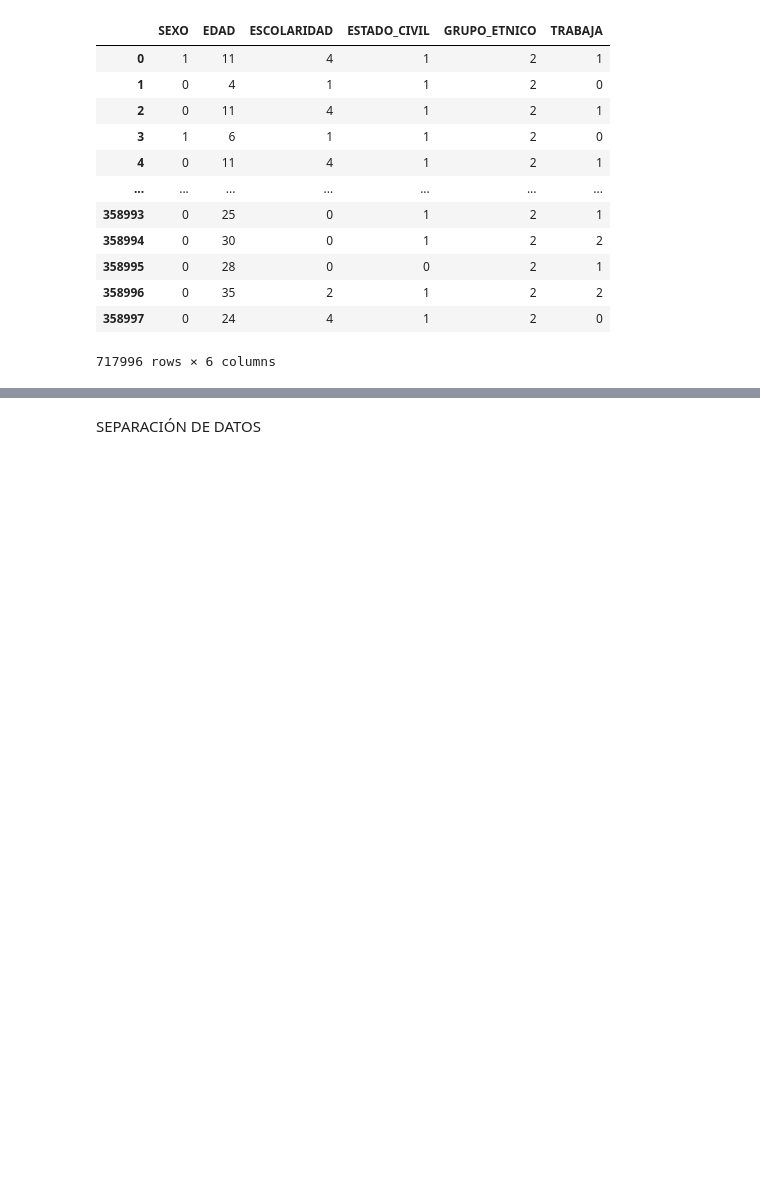
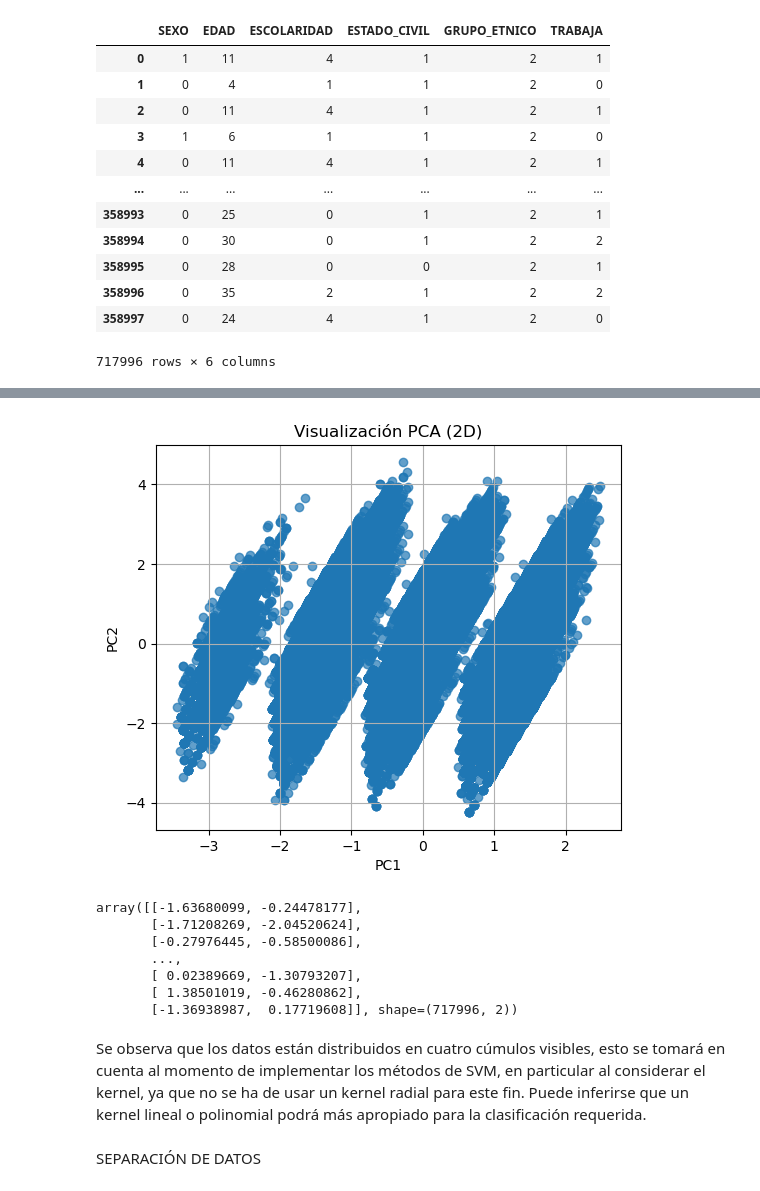
Before and after one commit to Ari-Castellanos/Proyecto2_MD, a Jupyter notebook: MetodoSVM.ipynb, the cells around one changed output, grey strips where cells are left out. Drawn from its saved outputs; the diff is of its cells as text; code cells hidden in the pictures; blank space fills up the shorter version.

Commit message:
se ha agregado una parte de visualizacion para mejor eleccion de kernel

```diff
--- a/MetodoSVM.ipynb
+++ b/MetodoSVM.ipynb
@@ -136,0 +140,3 @@ df
+# %%
+x = df.loc[:,].values
+x = StandardScaler().fit_transform(x)
@@ -137,3 +159,43 @@ df
+# %%
+def PCA2D(X, y=None):
+
+
+    scaler = StandardScaler()
+    X_scaled = scaler.fit_transform(X)
+
+
+    pca = PCA(n_components=2)
+    X_pca = pca.fit_transform(X_scaled)
+
+
+    plt.figure(figsize=(6,5))
+
+    if y is not None:
+        plt.scatter(X_pca[:,0], X_pca[:,1], c=y, cmap="viridis", alpha=0.7)
+    else:
+        plt.scatter(X_pca[:,0], X_pca[:,1], alpha=0.7)
+
+    plt.xlabel("PC1")
+    plt.ylabel("PC2")
+    plt.title("Visualización PCA (2D)")
+    plt.grid(True)
+
+    plt.show()
+
+    return X_pca
+# %%
+PCA2D(x)
+# %% [output]
+[figure, added]
+array([[-1.63680099, -0.24478177],
+       [-1.71208269, -2.04520624],
+       [-0.27976445, -0.58500086],
+       ...,
+       [ 0.02389669, -1.30793207],
+       [ 1.38501019, -0.46280862],
+       [-1.36938987,  0.17719608]], shape=(717996, 2))
+# %% [markdown]
+Se observa que los datos están distribuidos en cuatro cúmulos visibles, esto se tomará en cuenta al momento de implementar los métodos de SVM, en particular al considerar el kernel, ya que no se ha de usar un kernel radial para este fin. Puede inferirse que un kernel lineal o polinomial podrá más apropiado para la clasificación requerida.
 # %% [markdown]
 SEPARACIÓN DE DATOS
 # %%
```
Also changed, not shown: parts of 7 cells of this notebook.
